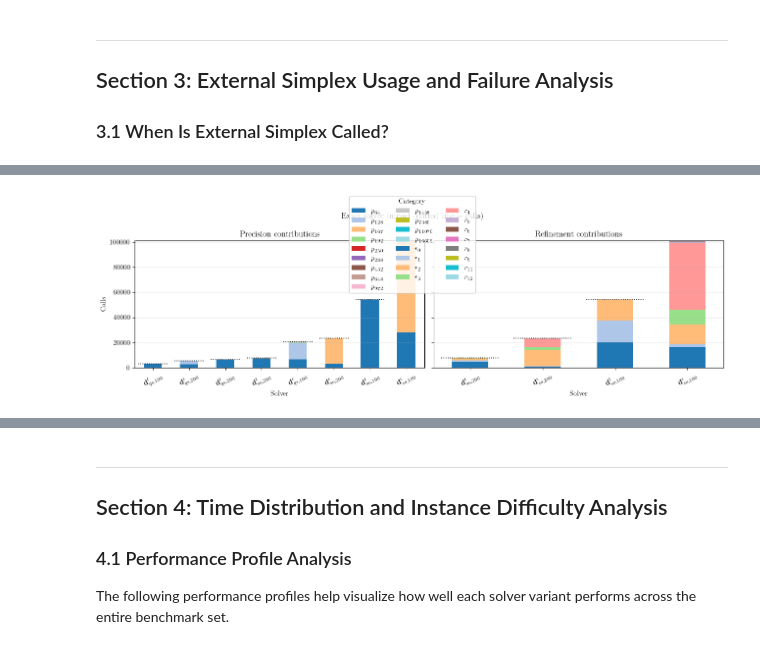
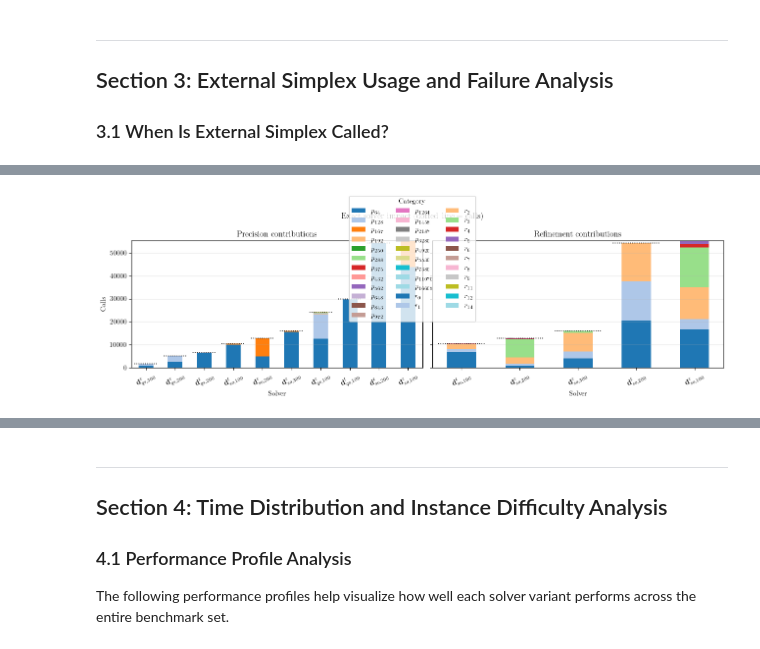
Before and after one commit to TendTo/dlinear, a Jupyter notebook: benchmarks/load_benchmarks.ipynb, the cells around one changed output, grey strips where cells are left out. Drawn from its saved outputs; the diff is of its cells as text; code cells hidden in the pictures.

```diff
--- a/benchmarks/load_benchmarks.ipynb
+++ b/benchmarks/load_benchmarks.ipynb
@@ -293,3 +304,14 @@ We aim to compare our implementation with other state-of-the-art SMT solvers, su
 ### 2.1 SoPlex vs. GLPK vs. Baseline cvc5
 
 This section provides a comprehensive comparison of the three main approaches evaluated in this study.
+# %%
+others = ("glpk_i100", "glpk_i200", "glpk_i300", "yices", "z3", "cvc5", )
+others_results: dict[str, SolverResult] = {}
+for others in others:
+    if os.path.exists(f"../{others}.csv"):
+        print(f"Loading results from ../{others}.csv...")
+        df = pd.read_csv(f"../{others}.csv").set_index("file")
+        if DROP_UNSOLVED:
+            df = df[df[f"result{others[0].upper()}"].isin(["sat", "unsat"])]
+        iterations = f"_{{{others.split('_')[-1][1:]}}}" if "glpk" in others else ""
+        others_results[others] = SolverResult(solver_name=fr"$ \textbf{{{others[0].lower()}}}{iterations} $", dataframe=df, solver_id=others[0].upper(), iterations=int(iterations[2:-1]) if iterations else -1)
@@ -319,6 +342,4 @@ md(get_tot_results_compare(SolverResult(soplex_i100, "SoPlex", "S"), SolverResul
 # %%
-cvc5 = pd.read_csv("../cvc5.csv").dropna(subset=["resultC"]).set_index("file")
-cvc5 = cvc5[cvc5["resultC"].isin(["sat", "unsat"])] if DROP_UNSOLVED else cvc5
-md(get_tot_results_compare(SolverResult(soplex_i100, "SoPlex", "S"), SolverResult(cvc5, "cvc5", "C")))
+md(get_tot_results_compare(results["qsoptex_i100"], other=others_results["cvc5"]))
 # %% [output]
 
@@ -342,7 +368,0 @@ md(get_tot_results_compare(SolverResult(soplex_i100, "SoPlex", "S"), SolverResul
-# %%
-df = soplex_i200
-assert all(df["theory::arith::z::arith::relax::other"] == 0), "Expected no errors in other category"
-
-called = df[df["theory::arith::z::arith::relax::calls"] > 0][INTERESTING_COLS]
-called.sort_values("theory::arith::z::arith::relax::calls", inplace=True)
-called
@@ -571,3 +526,0 @@ print_stats(
-# %%
-df = qsoptex_i200_strict
-df[df["theory::arith::z::arith::relax::infeasible::failures"] > 0][INTERESTING_COLS].sort_values("global::totalTime")
@@ -629,5 +541,5 @@ soplex_i100[soplex_i100["theory::arith::z::arith::relax::calls"] > 0][INTERESTIN
 # %%
-def exact_solver_impact(solvers_analysis: list[tuple[str, pd.DataFrame, str]]):
+def exact_solver_impact(solvers_analysis: list[SolverResult]):
     # Instance difficulty categorization
     text = f"""## Exact solver impact
 
@@ -637,7 +549,7 @@ Difficulty analysis on instances with external simplex calls (except for baselin
     precisions = set()
     refinements = set()
 
-    solvers_analysis = [(solver_name, df[df[f"result{solver_id}"].isin(["sat", "unsat"])], solver_id) for solver_name, df, solver_id in solvers_analysis if "theory::arith::z::arith::relax::calls" in df.columns]
+    solvers_analysis = [(solver.solver_name, solver.dataframe[solver.dataframe[f"result{solver.solver_id}"].isin(["sat", "unsat"])], solver.solver_id) for solver in solvers_analysis if "theory::arith::z::arith::relax::calls" in solver.dataframe.columns]
 
     data = {}
 
@@ -797,44 +709,35 @@ Difficulty analysis on instances with external simplex calls (except for baselin
             ax_r.set_xticks([])
     else:
         ax_r.text(0.5, 0.5, "No refinement columns", ha="center", va="center", transform=ax_r.transAxes)
         ax_r.set_xticks([])
 
     ax_r.set_title("Refinement contributions")
     ax_r.set_xlabel("Solver")
     ax_r.grid(axis="y", alpha=0.3)
     ax_r.tick_params(axis="x", labelrotation=25)
 
     # Build a combined legend once.
     handles, labels = [], []
     for ax in axes:
         h, l = ax.get_legend_handles_labels()
         handles.extend(h)
         labels.extend(l)
     if handles:
         by_label = dict(zip(labels, handles))
         fig.legend(by_label.values(), by_label.keys(), title="Category", ncols=3, loc="upper center", bbox_to_anchor=(0.5, 1.08))
 
     fig.suptitle("Exact solver impact (dotted line = calls)")
     plt.tight_layout()
     plt.show()
 
     return md(text)
 
 
 exact_solver_impact(
-    solvers_analysis=[
-        (r"$ \textbf{d}_{so,100}^\epsilon $", soplex_i100, "S"),
-        (r"$ \textbf{d}_{so,200}^\epsilon $", soplex_i200, "S"),
-        (r"$ \textbf{d}_{so,200}^t $", soplex_i100_strict, "S"),
-        (r"$ \textbf{d}_{so,100}^t $", soplex_i200_strict, "S"),
-        (r"$ \textbf{d}_{qs,100}^\epsilon $", qsoptex_i100, "Q"),
-        (r"$ \textbf{d}_{qs,200}^\epsilon $", qsoptex_i200, "Q"),
-        (r"$ \textbf{d}_{qs,100}^t $", qsoptex_i100_strict, "Q"),
-        (r"$ \textbf{d}_{qs,200}^t $", qsoptex_i200_strict, "Q"),
-    ],
+    solvers_analysis=(results | {key: others_results[key] for key in others_results if others_results[key].solver_id == "G"}).values()
 )
 # %% [output]
-[figure, old version]
+[figure, new version]
 ## Exact solver impact
 
 Difficulty analysis on instances with external simplex calls (except for baseline cvc5, which is included for reference but does not make external simplex calls)
```
Also changed, not shown: parts of 60 cells of this notebook, 1 other file.
